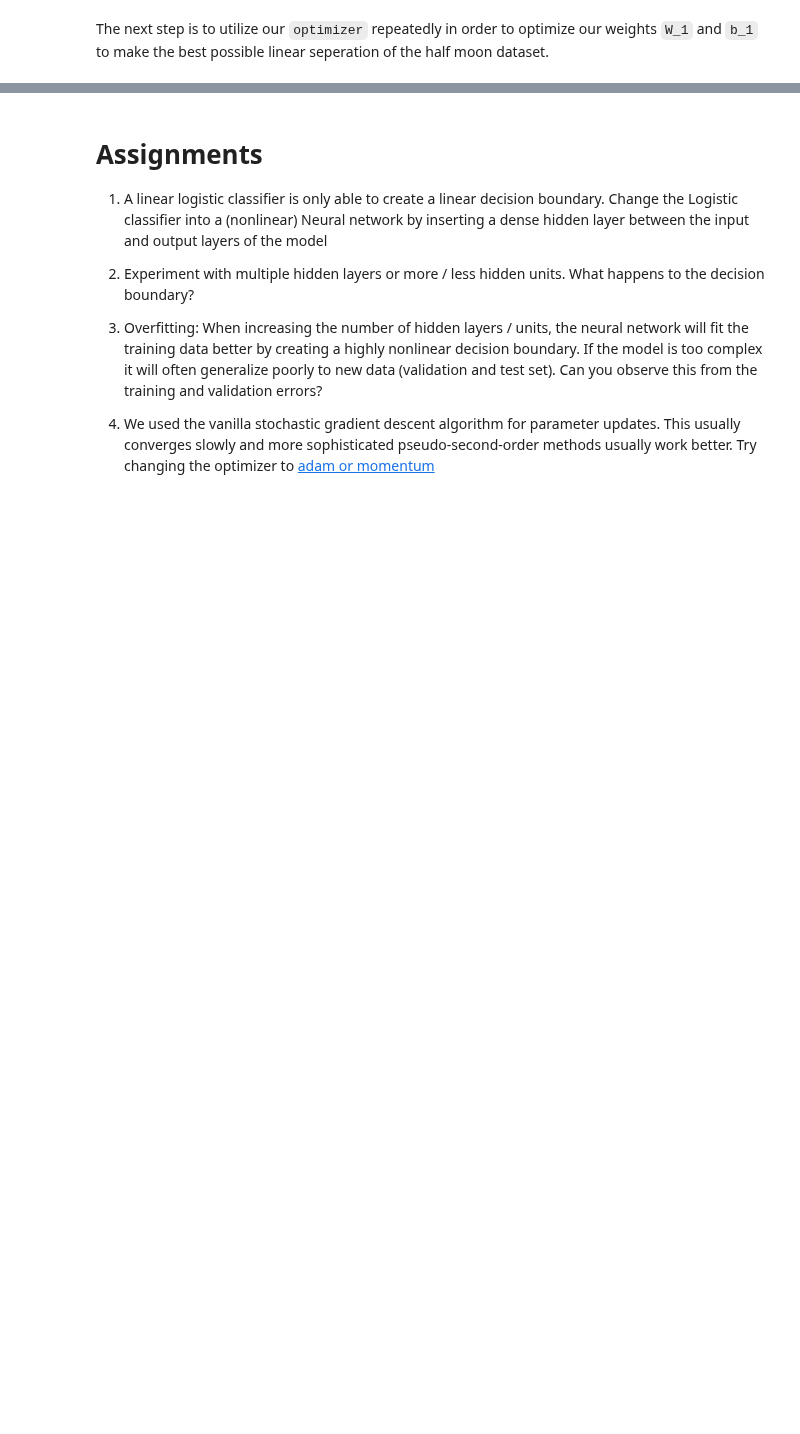
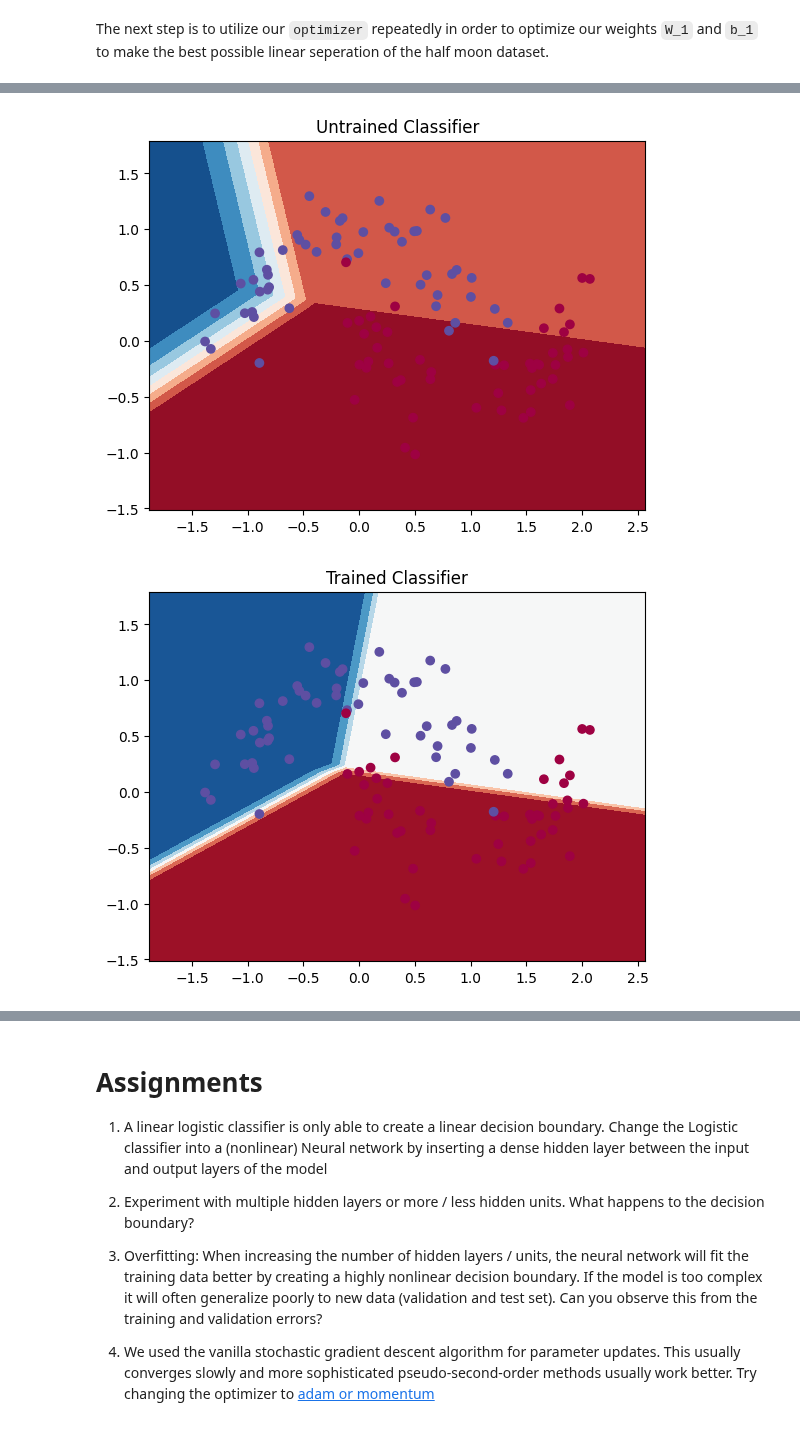
Before and after one commit to DeepLearningDTU/02456-deep-learning-with-PyTorch, a Jupyter notebook: 3_Feedforward_PyTorch/3.3-FFN-Half-Moon.ipynb, the cells around one changed output, grey strips where cells are left out. Drawn from its saved outputs; the diff is of its cells as text; code cells hidden in the pictures; blank space fills up the shorter version.

```diff
--- a/3_Feedforward_PyTorch/3.3-FFN-Half-Moon.ipynb
+++ b/3_Feedforward_PyTorch/3.3-FFN-Half-Moon.ipynb
@@ -128,14 +133,21 @@ class Net(nn.Module):
 
         # second layer (to be completed as an exercise)
         # NB when you create a second layer, remember that you also must change parts of the first layer
-        # self.W_2 = <YOUR CODE HERE>
-        # self.b_2 = <YOUR CODE HERE>
+        self.W_2 = nn.Parameter(torch.randn(num_output, num_features))
+        self.b_2 = nn.Parameter(torch.randn(num_output))
+
+        self.W_3 = nn.Parameter(torch.randn(num_output, num_features))
+        self.b_3 = nn.Parameter(torch.randn(num_output))
 
     def forward(self, x):
         # Setting up ops, these ops will define edges along our computational graph
         # The below ops will compute a logistic regression,
         # but can be modified to compute a neural network
         x = F.linear(x, self.W_1, self.b_1)
+        F.relu(x, inplace=True)
+        x = F.linear(x, self.W_2, self.b_2)
+        F.relu(x, inplace=True)
+        x = F.linear(x, self.W_3, self.b_3)
 
         # second layer (to be completed as an exercise)
         # NB when you create a second layer, remember that you also must change parts of the first layer
@@ -243,7 +349,7 @@ Heres a small animation of gradient descent: http://imgur.com/a/Hqolp, which als
 # %%
 import torch.optim as optim
 
-optimizer = optim.SGD(net.parameters(), lr=0.01)
+optimizer = optim.Adam(net.parameters(), lr=0.0001)
 # %% [markdown]
 Next, we make the prediction functions, such that we can get an accuracy measure over a batch
 # %%
@@ -256,7 +362,7 @@ def accuracy(ys, ts):
 The next step is to utilize our `optimizer` repeatedly in order to optimize our weights `W_1` and `b_1` to make the best possible linear seperation of the half moon dataset.
 # %%
 # number of training passses
-num_epochs = 1000
+num_epochs = 10000
 # store loss and accuracy for information
 train_losses, val_losses, train_accs, val_accs = [], [], [], []
 
@@ -355,3 +461,4 @@ plt.legend()
 plt.xlabel('Updates')
 plt.ylabel('Accuracy')
 plt.show()
+# %% [output]
@@ -357,0 +482,2 @@ plt.show()
+[figure, added]
+[figure, added]
```
Also changed, not shown: parts of 9 cells of this notebook.
